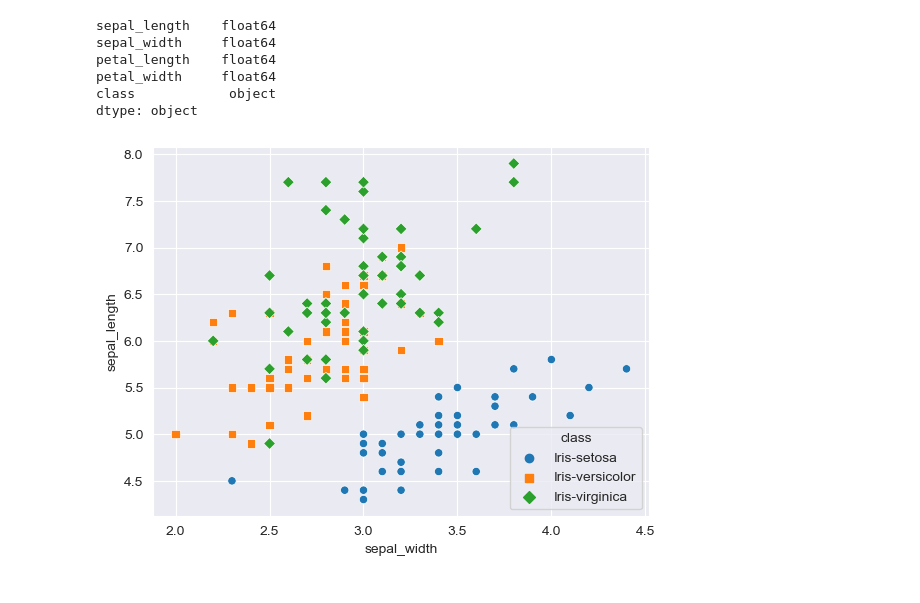
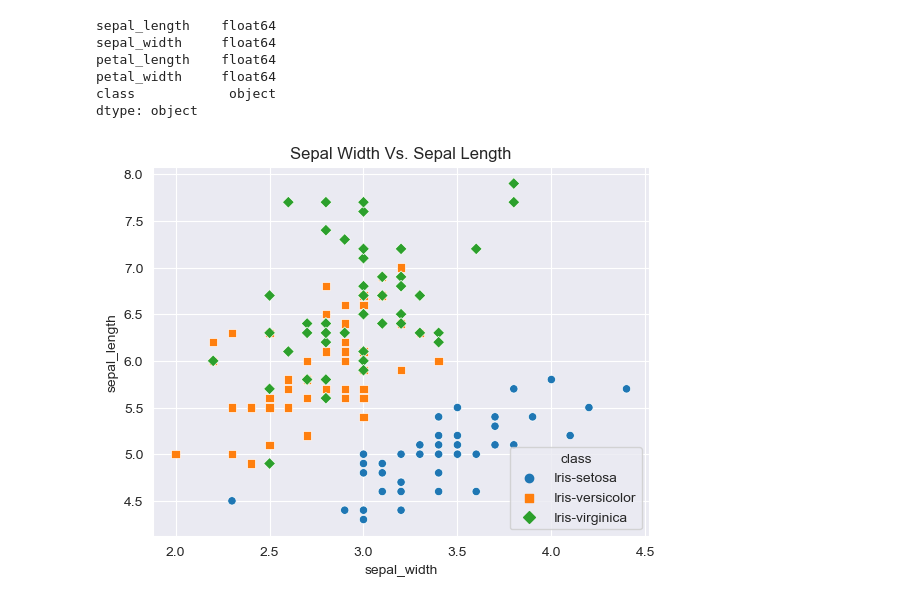
Before and after one commit to ramnareeesh/ml-playgrounds, a Jupyter notebook: Visualisation_iris.ipynb, the cells around one changed output. Cells and saved outputs as stored; diff of their text form; code cells hidden in the pictures.

Commit message:
completed visualising

```diff
--- a/Visualisation_iris.ipynb
+++ b/Visualisation_iris.ipynb
@@ -33,6 +33,7 @@ class            object
 dtype: object
 # %%
 sns.scatterplot(x='sepal_width', y='sepal_length', data=iris_df, hue='class', style='class', markers=["o", "s", "D"])
+plt.title("Sepal Width Vs. Sepal Length")
 plt.show()
 # %% [output]
-[figure, old version]
+[figure, new version]
```
Also changed, not shown: parts of 8 cells of this notebook.
